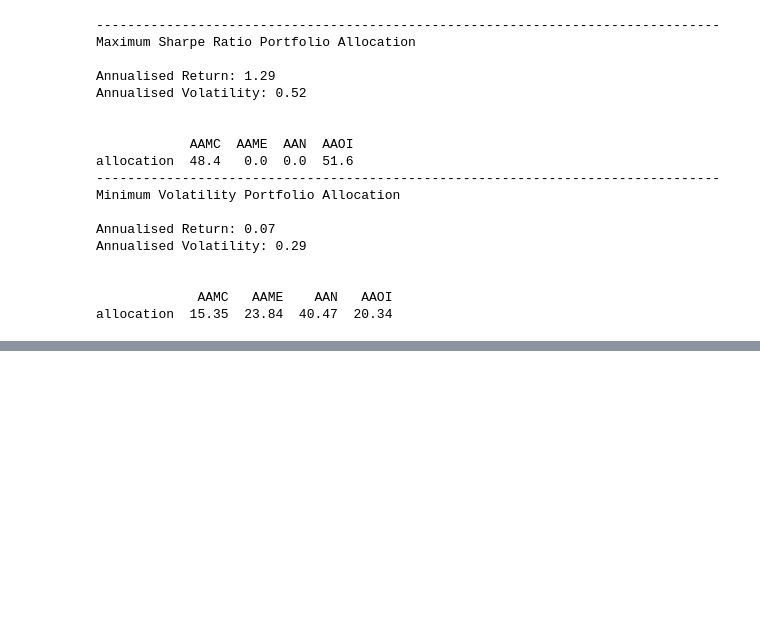
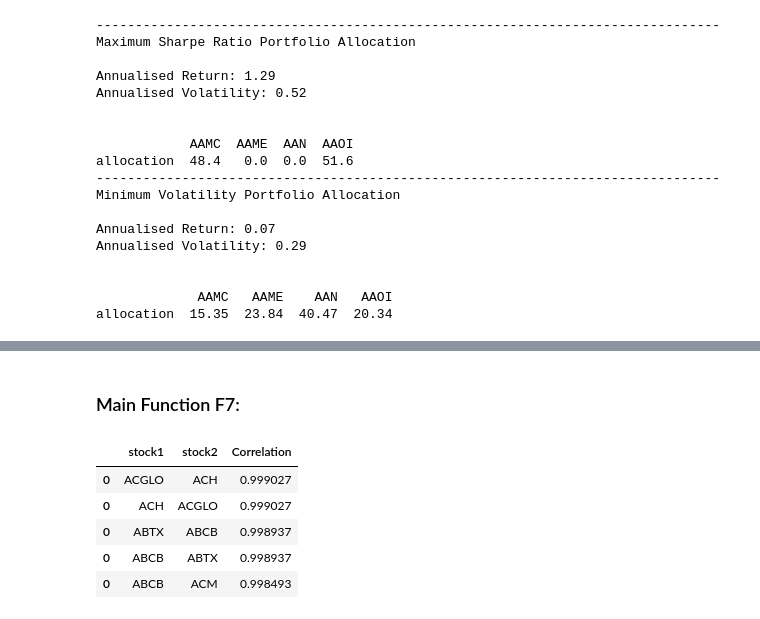
Before and after one commit to kkalucha/DPI-sprint1-MVP, a Jupyter notebook: All_Functions_Nov19.ipynb, the cells around one changed output, grey strips where cells are left out. Drawn from its saved outputs; the diff is of its cells as text; code cells hidden in the pictures; blank space fills up the shorter version.

Commit message:
Edited req.txt. Added function F7

```diff
--- a/All_Functions_Nov19.ipynb
+++ b/All_Functions_Nov19.ipynb
@@ -245,0 +303,52 @@ allocation  15.35  23.84  40.47  20.34
+# %%
+def get_positive_corr_stocks(data, bound = 0.8, MAX_OUTPUTS=50):
+    number_of_stocks = len(data)
+    table = pd.DataFrame(columns=['stock1', 'stock2', 'Correlation'])
+    for x in range(number_of_stocks - 1):
+        for y in range(number_of_stocks -1):
+            if data.iloc[x][y] > bound:
+                if data.columns[x] != data.columns[y]:
+                    df_temp = pd.DataFrame([[data.columns[x], data.columns[y], data.iloc[x][y]]], columns=['stock1', 'stock2', 'Correlation'])
+                    table = table.append(df_temp)
+    table = table.sort_values(ascending=False, axis=0, by='Correlation')
+    table = table[:MAX_OUTPUTS]
+    return table
+# %%
+def get_negative_corr_stocks(data, bound = -0.8, MAX_OUTPUTS=50):
+    number_of_stocks = len(data)
+    table = pd.DataFrame(columns = ['stock1', 'stock2', 'Correlation'])
+    for x in range(number_of_stocks - 1):
+        for y in range(number_of_stocks -1):
+            if data.iloc[x][y] < bound:
+                if data.columns[x] != data.columns[y]:
+                    df_temp = pd.DataFrame([[data.columns[x], data.columns[y], data.iloc[x][y]]], columns=['stock1', 'stock2', 'Correlation'])
+                    table = table.append(df_temp)
+    table = table.sort_values(ascending=True, axis=0, by='Correlation')
+    table = table[:MAX_OUTPUTS]
+    return table
+# %% [markdown]
+### Main Function F7:
+# %%
+def  get_correlated_pairs(backtest_window_s="2018-11-01",backtest_window_e="2019-01-01", positive_corr_bound=0.8,
+                          negative_corr_bound=-0.8):
+
+    raw_data = get_data_for_corr(start=backtest_window_s, end=backtest_window_e)    #Get NASDAQ Data
+
+    corr_data = create_corr_table(raw_data)     #Create Correlation Data
+
+    positively_correlated_stocks = get_positive_corr_stocks(data=corr_data, bound=positive_corr_bound)#Get +ve Corr
+
+    negatively_correlated_stocks = get_negative_corr_stocks(data=corr_data, bound=negative_corr_bound)#Get -ve Corr
+
+    return positively_correlated_stocks, negatively_correlated_stocks
+# %%
+table1, table2 = get_correlated_pairs()
+# %%
+table1.head()
+# %% [output]
+|  | stock1 | stock2 | Correlation |
+| 0 | ACGLO | ACH | 0.999027 |
+| 0 | ACH | ACGLO | 0.999027 |
+| 0 | ABTX | ABCB | 0.998937 |
+| 0 | ABCB | ABTX | 0.998937 |
+| 0 | ABCB | ACM | 0.998493 |
```
Also changed, not shown: parts of 8 cells of this notebook, 1 other file.
